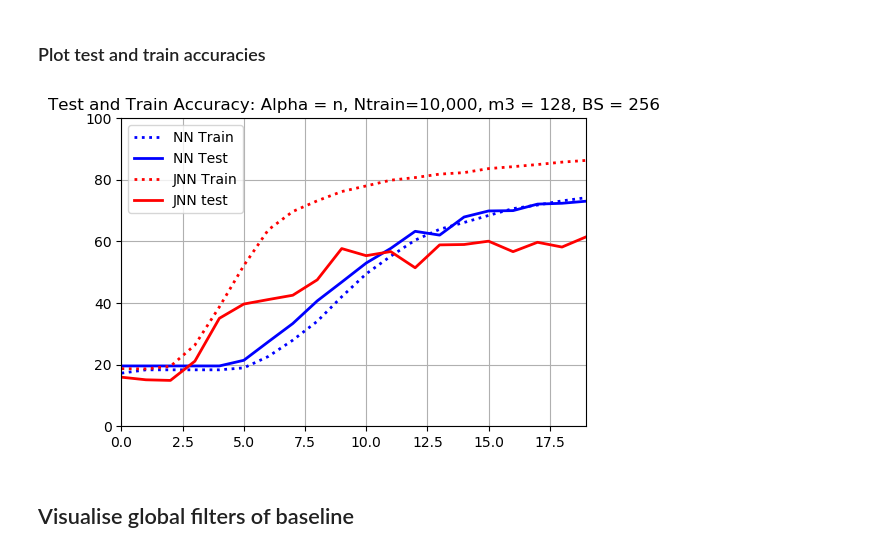
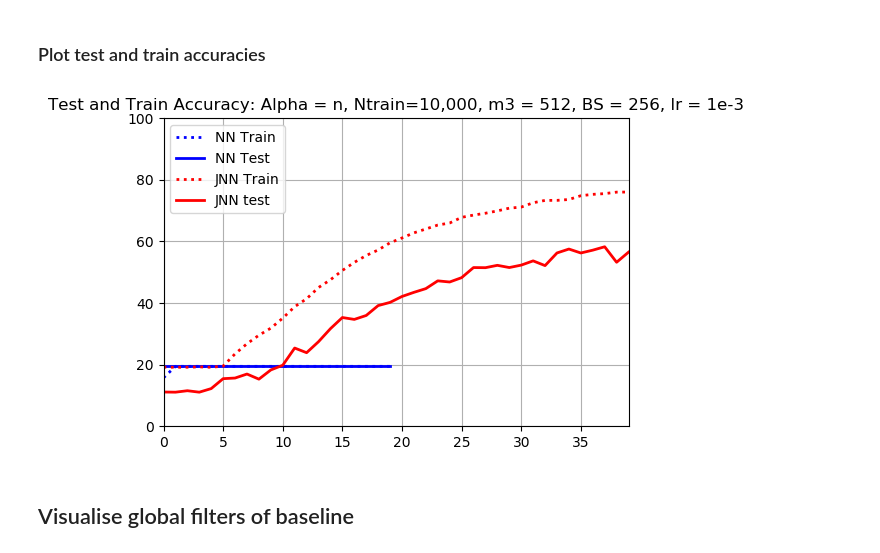
Before and after one commit to mm5110/sparse-structures-for-classification, a Jupyter notebook: joint/dev/ML_ISTA/Mike/joint_vs_standard_nn_SVHN.ipynb, the cells around one changed output. Saved outputs shown, nothing was run; the diff lists cells and outputs as text; code cells hidden in the pictures.

```diff
--- a/joint/dev/ML_ISTA/Mike/joint_vs_standard_nn_SVHN.ipynb
+++ b/joint/dev/ML_ISTA/Mike/joint_vs_standard_nn_SVHN.ipynb
@@ -52,19 +60,22 @@ import Models_M_v2 as mds
 import auxillary_functions as aux
 
 # Hyper Parameters
-EPOCH = 20
+EPOCH = 40
 
 BATCH_SIZE = 256
 DOWNLOAD = False
 
 m1 = 64
 m2 = 128
-m3 = 128
+m3 = 512
 ch_in = 3
 
 cudaopt = True
 EPS = 1e-6
 histogram_level = int(np.ceil(0.8*EPOCH))
+
+WEIGHT_DECAY = 0
+LEARNING_RATE = 1e-5 #0.0001
 
 train_data = torchvision.datasets.SVHN(
     root='./data',
@@ -74,7 +85,7 @@ train_data = torchvision.datasets.SVHN(
                     torchvision.transforms.ToTensor(),
                     #torchvision.transforms.Normalize((0.5, 0.5, 0.5), (0.5, 0.5, 0.5)),
                 ]),
-    download=True,                        # download it if you don't have it
+    download=DOWNLOAD,                        # download it if you don't have it
 )
 # LIMITING TRAINING DATA
 Ntrain = int(10e3)
@@ -89,7 +100,7 @@ test_data = torchvision.datasets.SVHN(
                     torchvision.transforms.ToTensor(),
 #                     torchvision.transforms.Normalize((0.5, 0.5, 0.5), (0.5, 0.5, 0.5)),
                 ]),
-    download=True,                        # download it if you don't have it
+    download=DOWNLOAD,                        # download it if you don't have it
 )
 
 # Data Loader for easy mini-batch return in training, the image batch shape will be (50, 1, 28, 28)
@@ -143,7 +151,7 @@ model_0 = mds.ML_NN(m1,m2,m3,ch_in)
 if cudaopt:
     model_0.cuda()
 
-optimizer = torch.optim.Adam(model_0.parameters(), lr = 0.0001, eps = EPS)
+optimizer = torch.optim.Adam(model_0.parameters(), lr = LEARNING_RATE, eps = EPS, weight_decay =WEIGHT_DECAY)
 bar = progressbar.ProgressBar()
 
 for epoch in range(EPOCH):
@@ -212,7 +220,7 @@ model_jnn = mds.ML_JNN_ReLU(m1,m2,m3,ch_in)
 if cudaopt:
     model_jnn.cuda()
 
-optimizer = torch.optim.Adam(model_jnn.parameters(), lr = 0.0001, eps = EPS, weight_decay = 0)
+optimizer = torch.optim.Adam(model_jnn.parameters(), lr = LEARNING_RATE, eps = EPS, weight_decay = WEIGHT_DECAY)
 bar = progressbar.ProgressBar()
 
 for epoch in range(EPOCH):
@@ -271,17 +279,17 @@ for epoch in range(EPOCH):
 # %%
 plt.style.use('default')
 fig = plt.figure(figsize=(6,4))
 plt.plot(Acc_train_0, ':b', linewidth = 2,label='NN Train')
 plt.plot(Acc_test_0,'b',linewidth = 2,label='NN Test')
 plt.plot(Acc_train_jnn,':r', linewidth = 2,label = 'JNN Train')
 plt.plot(Acc_test_jnn,'r', linewidth = 2,label = 'JNN test')
 plt.grid('on')
-plt.title('Test and Train Accuracy: Alpha = n, Ntrain=10,000, m3 = 128, BS = 256')
+plt.title('Test and Train Accuracy: Alpha = n, Ntrain=10,000, m3 = 512, BS = 256, lr = 1e-3')
 plt.legend()
 plt.axis([0, EPOCH-1, 0, 100])
 plt.show()
 # %% [output]
-[figure, old version]
+[figure, new version]
 # %% [markdown]
 ## Visualise global filters of baseline
 # %%
```
Also changed, not shown: parts of 8 cells of this notebook.
